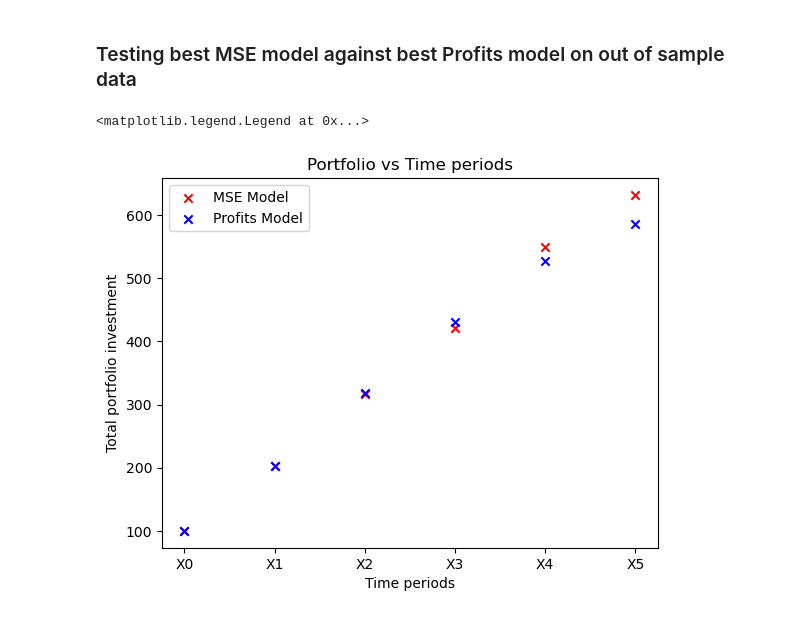
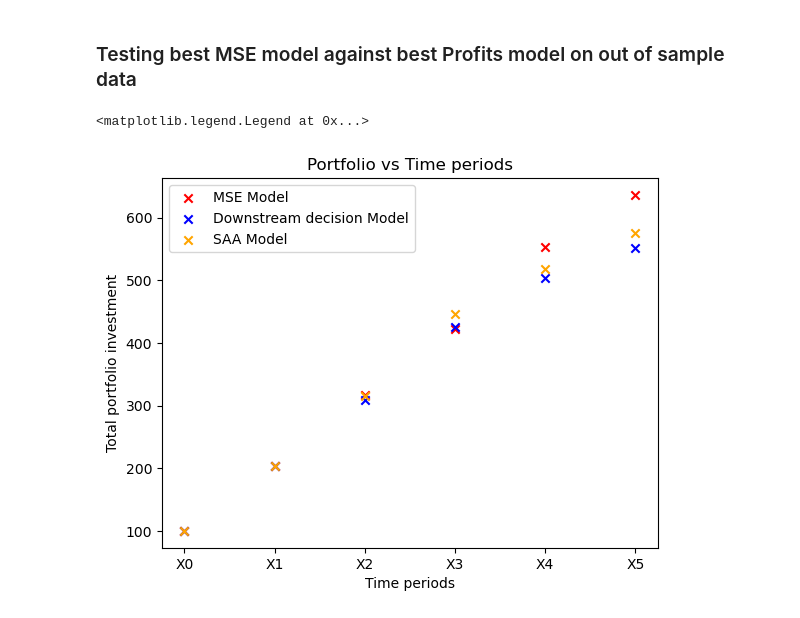
Before and after one commit to sarang2551/Data-Driven-Decisions, a Jupyter notebook: XGBoost feature_eng.ipynb, the cells around one changed output. Cells and saved outputs as stored; diff of their text form; code cells hidden in the pictures.

Commit message:
Added SAA model approach

```diff
--- a/XGBoost feature_eng.ipynb
+++ b/XGBoost feature_eng.ipynb
@@ -415,16 +434,17 @@ saa_price_predictions = SAA(price_train)
 # %% [markdown]
 ### Predictions using best profits model
 # %%
-fig, axes = plt.subplots(2, 1,figsize=(8,10)) # TODO(Change 2 back to num_assests)
-for i,col in enumerate(assests):
-    preds_2[col+'_pred'].plot(ax=axes[i], label='Pred_'+col,c='r')
-    predicted_price[col+'_pred'].plot(ax=axes[i], label='Pred_'+col,c='orange')
-    y_test_converted[col].plot(ax=axes[i], label='Actual_'+col,c='b')
-    axes[i].set_title(col)
-    axes[i].set_ylabel('Price')
+# fig, axes = plt.subplots(3, 1,figsize=(8,10)) # TODO(Change 2 back to num_assests)
+# for i,col in enumerate(assests):
+#     preds_2[col+'_pred'].plot(ax=axes[i], label='Pred_'+col,c='r')
+#     predicted_price[col+'_pred'].plot(ax=axes[i], label='Pred_'+col,c='orange')
+#     saa_price_predictions[col].plot(ax=axes[i], label='Pred_'+col,c='purple')
+#     y_test_converted[col].plot(ax=axes[i], label='Actual_'+col,c='b')
+#     axes[i].set_title(col)
+#     axes[i].set_ylabel('Price')
 
 
-fig.suptitle("Performance of model optimised using expected returns")
-fig.legend(['Predicted Downstream model','Predicted MSE model','Actual Price'],loc='lower right')
-fig.subplots_adjust(hspace=3.2)
-plt.show()
+# fig.suptitle("Performance of model optimised using expected returns")
+# fig.legend(['Predicted Downstream model','Predicted MSE model','SAA price predictions','Actual Price'],loc='lower right')
+# fig.subplots_adjust(hspace=3.2)
+# plt.show()
@@ -438,50 +519,71 @@ initial_row = price_data[price_data.index==y_test.index[-1]]
 out_of_sample_y_converted = convert_preds_to_price(out_of_sample_y,initial_row.values[0],scaler)
 chunked_out_of_sample_y = split_dataframe(out_of_sample_y_converted,time_period)
 chunked_out_of_sample_X = split_dataframe(out_of_sample_X,time_period)
+chunked_out_of_sample_price = split_dataframe(price_out_of_sample,time_period)
+starting_price_chunk = price_test
 profit_model_investment = 100
 mse_model_investment = 100
+saa_model_invesment = 100
 mean_returns_best_mse_model = [mse_model_investment]
 mean_returns_best_profit_model = [profit_model_investment]
+mean_returns_saa_model = [saa_model_invesment]
 for i,x_i in enumerate(chunked_out_of_sample_X):
     # Use the above conditional mean and covariance models to obtain the conditional mean and convariance given X = x1.
     # Use these values to solve the above Markowitz problem and get the portfolio weights w1.
     starting_vector = initial_row if i == 0 else price_data[price_data.index == chunked_out_of_sample_X[i-1].index[-1]]
     yi_pred_mse_model = best_mse_model.predict(x_i)
     yi_pred_profit_model = best_profits_model.predict(x_i)
+    if i == 0:
+        yi_pred_saa = Portfolio_SAA(historical_data=price_test,test_data=chunked_out_of_sample_price[i]) # use the historical data from before xi
+    else:
+        yi_pred_saa = Portfolio_SAA(historical_data=pd.concat([price_test,chunked_out_of_sample_price[i-1]]),test_data=chunked_out_of_sample_price[i]) # use the historical data from before xi
 
     # conditional mean
     mse_yi_mean = yi_pred_mse_model.mean(axis=0) # column wise mean calculation
     profit_yi_mean = yi_pred_profit_model.mean(axis=0)
+    saa_mean = yi_pred_saa.mean(axis=0)
 
     # conditional variance
     mse_yi_var = get_covariance_matrix(yi_pred_mse_model,x_i)
     profit_yi_var = get_covariance_matrix(yi_pred_profit_model,x_i)
+    saa_yi_var = get_covariance_matrix(yi_pred_saa,x_i)
+
+    assert saa_mean.shape == profit_yi_mean.shape
+    assert saa_yi_var.shape == profit_yi_var.shape
 
     # solve markowitz
     mse_optimal_weights = np.array(solve_markowitz(num_assests,mse_yi_var,mse_yi_mean)).reshape(5,1)
     profit_optimal_weights = np.array(solve_markowitz(num_assests,profit_yi_var,profit_yi_mean)).reshape(5,1)
+    saa_optimal_weights = np.array(solve_markowitz(num_assests,saa_yi_var,saa_mean)).reshape(5,1)
 
     # use optimal weights to get returns from true y data
     mse_port_dist = mse_optimal_weights*mse_model_investment
     profit_port_dist = profit_optimal_weights*profit_model_investment
+    saa_port_dist = saa_optimal_weights*saa_model_invesment
+
     true_y_data = chunked_out_of_sample_y[i] # in terms of price
     mse_returns = calc_returns(true_y_data,starting_vector,mse_port_dist)
     profit_returns = calc_returns(true_y_data,starting_vector,profit_port_dist)
+    saa_returns = calc_returns(true_y_data,starting_vector,saa_port_dist)
 
     mse_model_investment = mse_returns + 100
     profit_model_investment = profit_returns + 100
+    saa_model_invesment = saa_returns + 100
+
     mean_returns_best_mse_model.append(mse_model_investment)
     mean_returns_best_profit_model.append(profit_model_investment)
+    mean_returns_saa_model.append(saa_model_invesment)
 # %%
 x_arr = [f"X{i}" for i in range(len(mean_returns_best_profit_model))]
 fig = plt.figure()
 ax = fig.add_subplot(111)
 ax.scatter(x_arr,mean_returns_best_mse_model,c='r',label='MSE Model',marker='x')
 ax.scatter(x_arr,mean_returns_best_profit_model,c='b',label='Downstream decision Model',marker='x')
+ax.scatter(x_arr,mean_returns_saa_model,c='orange',label='SAA Model',marker='x')
 ax.set_ylabel("Total portfolio investment")
 ax.set_xlabel("Time periods")
 ax.set_title("Portfolio vs Time periods")
 plt.legend()
 # %% [output]
 <matplotlib.legend.Legend at 0x...>
-[figure, old version]
+[figure, new version]
```
Also changed, not shown: parts of 18 cells of this notebook.
